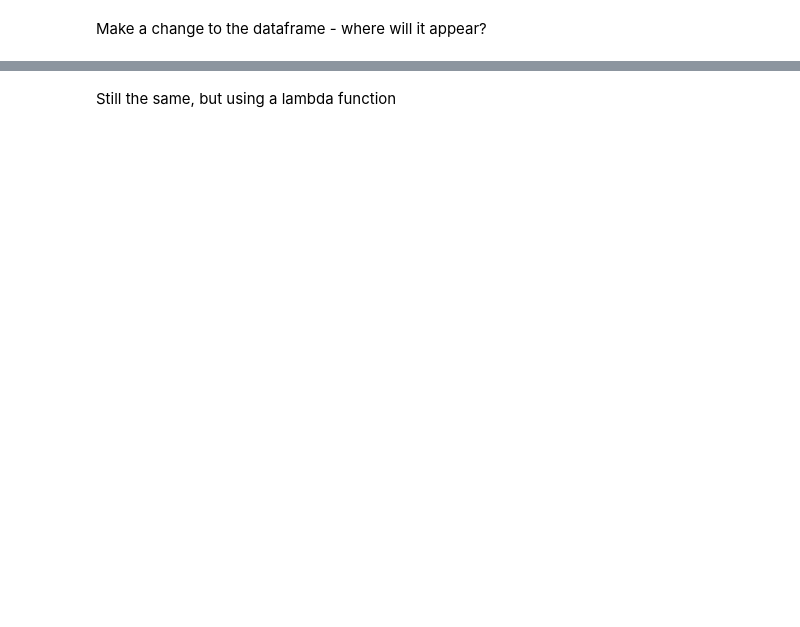
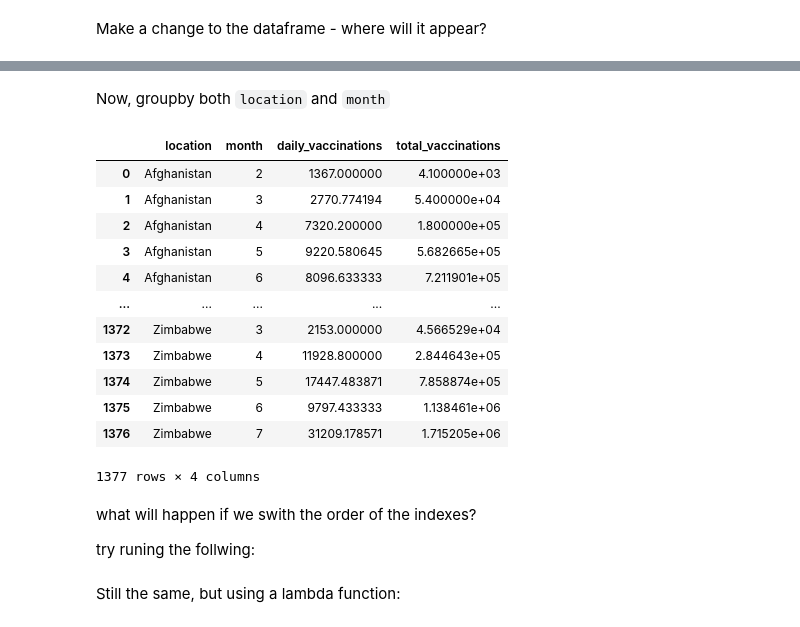
Before and after one commit to nlihin/data-analytics, a Jupyter notebook: unit3.ipynb, the cells around one changed output, grey strips where cells are left out. Drawn from its saved outputs; the diff is of its cells as text; code cells hidden in the pictures; blank space fills up the shorter version.

```diff
--- a/unit3.ipynb
+++ b/unit3.ipynb
@@ -230,2 +540,22 @@ The same, but for two columns (though as we said, not much business logic for me
+# %% [markdown]
+Now, groupby both `location` and `month`
 # %%
-vacc_df.groupby('location')[['daily_vaccinations', 'total_vaccinations']].mean()
+vacc_df.groupby(['location','month'])[['daily_vaccinations', 'total_vaccinations']].mean().reset_index()
+# %% [output]
+|  | location | month | daily_vaccinations | total_vaccinations |
+| 0 | Afghanistan | 2 | 1367.000000 | 4.100000e+03 |
+| 1 | Afghanistan | 3 | 2770.774194 | 5.400000e+04 |
+| 2 | Afghanistan | 4 | 7320.200000 | 1.800000e+05 |
+| 3 | Afghanistan | 5 | 9220.580645 | 5.682665e+05 |
+| 4 | Afghanistan | 6 | 8096.633333 | 7.211901e+05 |
+| ... | ... | ... | ... | ... |
+| 1372 | Zimbabwe | 3 | 2153.000000 | 4.566529e+04 |
+| 1373 | Zimbabwe | 4 | 11928.800000 | 2.844643e+05 |
+| 1374 | Zimbabwe | 5 | 17447.483871 | 7.858874e+05 |
+| 1375 | Zimbabwe | 6 | 9797.433333 | 1.138461e+06 |
+| 1376 | Zimbabwe | 7 | 31209.178571 | 1.715205e+06 |
+1377 rows × 4 columns
+# %% [markdown]
+what will happen if we swith the order of the indexes?
+
+try runing the follwing:
@@ -232,3 +564,3 @@ vacc_df.groupby('location')[['daily_vaccinations', 'total_vaccinations']].mean()
 # %% [markdown]
-Still the same, but using a lambda function
+Still the same, but using a lambda function:
 # %%
```
Also changed, not shown: parts of 72 cells of this notebook.
